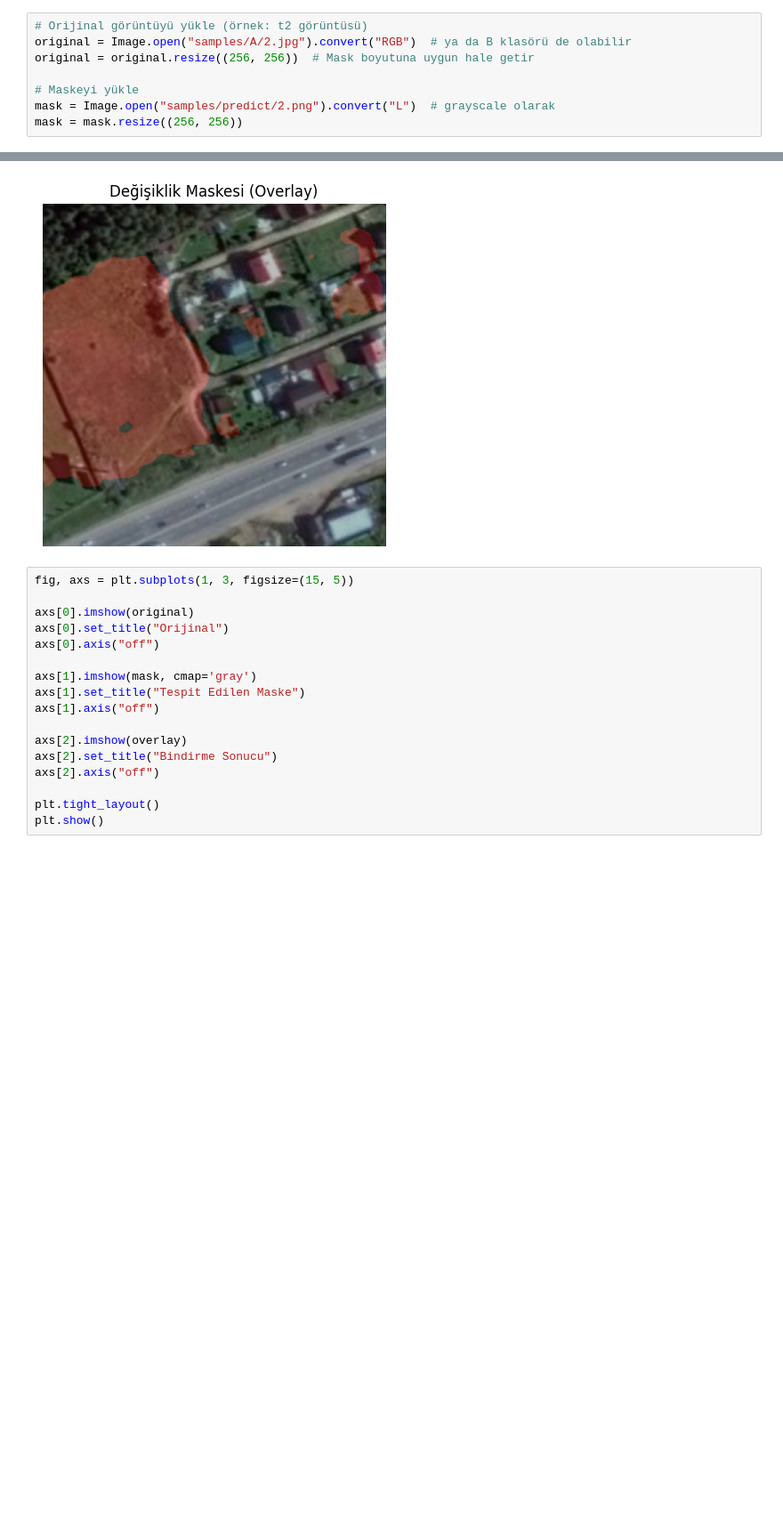
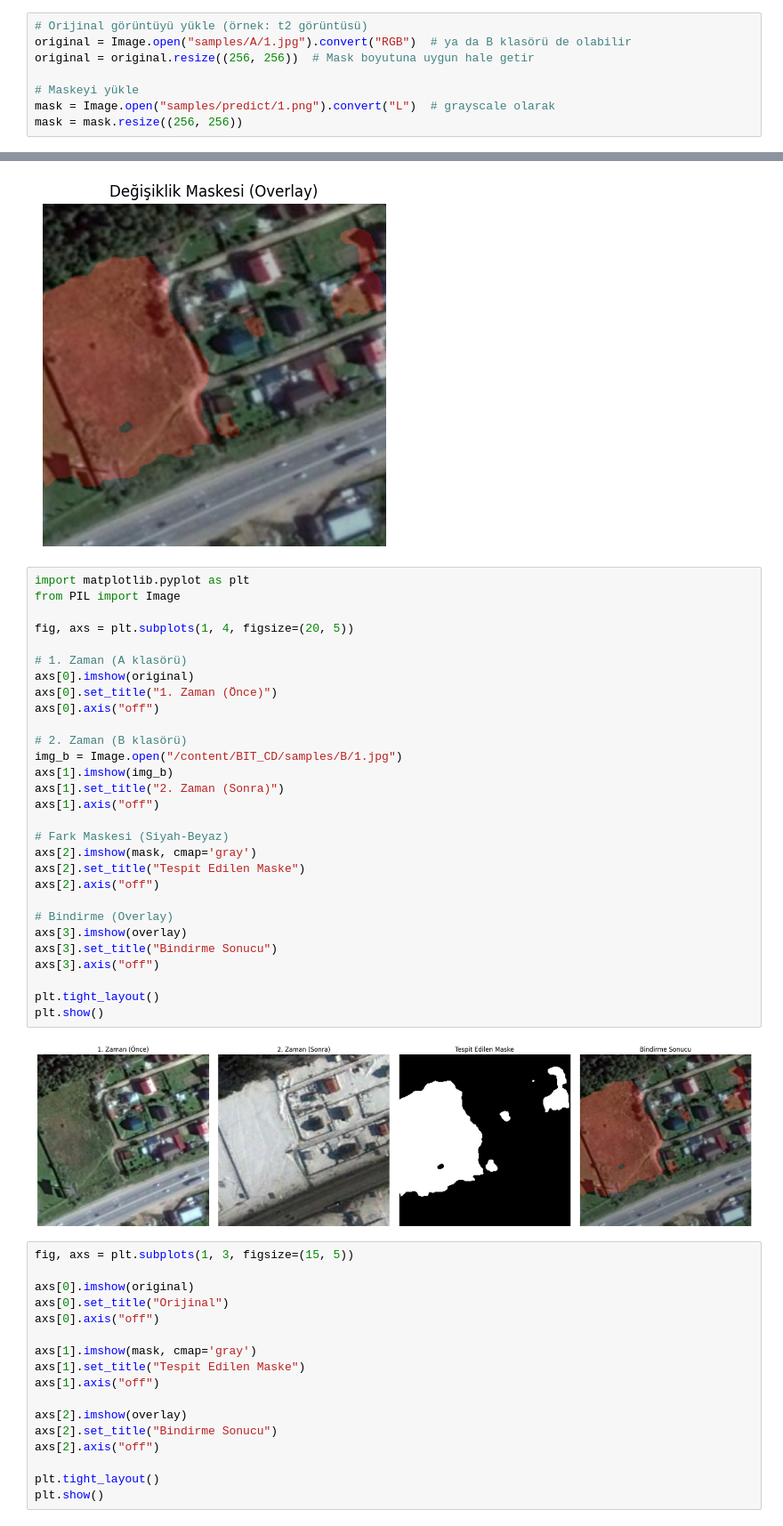
Before and after one commit to BegumKARAKURT/change_detection, a Jupyter notebook: BIT_CD.ipynb, the cells around one changed output, grey strips where cells are left out. Shown at 89% size. Saved outputs shown, nothing was run; the diff lists cells and outputs as text; blank space fills up the shorter version.

```diff
--- a/BIT_CD.ipynb
+++ b/BIT_CD.ipynb
@@ -100,11 +131,11 @@ import numpy as np
 import matplotlib.pyplot as plt
 # %%
 # Orijinal görüntüyü yükle (örnek: t2 görüntüsü)
-original = Image.open("samples/A/2.jpg").convert("RGB")  # ya da B klasörü de olabilir
+original = Image.open("samples/A/1.jpg").convert("RGB")  # ya da B klasörü de olabilir
 original = original.resize((256, 256))  # Mask boyutuna uygun hale getir
 
 # Maskeyi yükle
-mask = Image.open("samples/predict/2.png").convert("L")  # grayscale olarak
+mask = Image.open("samples/predict/1.png").convert("L")  # grayscale olarak
 mask = mask.resize((256, 256))
 # %%
 # Maskeyi renkli hale getir (örnek: kırmızı alanlar değişiklik)
@@ -129,6 +160,37 @@ plt.show()
 Image.fromarray(overlay).save("overlay_result.png")
 # %% [output]
 [figure]
+# %%
+import matplotlib.pyplot as plt
+from PIL import Image
+
+fig, axs = plt.subplots(1, 4, figsize=(20, 5))
+
+# 1. Zaman (A klasörü)
+axs[0].imshow(original)
+axs[0].set_title("1. Zaman (Önce)")
+axs[0].axis("off")
+
+# 2. Zaman (B klasörü)
+img_b = Image.open("/content/BIT_CD/samples/B/1.jpg")
+axs[1].imshow(img_b)
+axs[1].set_title("2. Zaman (Sonra)")
+axs[1].axis("off")
+
+# Fark Maskesi (Siyah-Beyaz)
+axs[2].imshow(mask, cmap='gray')
+axs[2].set_title("Tespit Edilen Maske")
+axs[2].axis("off")
+
+# Bindirme (Overlay)
+axs[3].imshow(overlay)
+axs[3].set_title("Bindirme Sonucu")
+axs[3].axis("off")
+
+plt.tight_layout()
+plt.show()
+# %% [output]
+[figure, added]
 # %%
 fig, axs = plt.subplots(1, 3, figsize=(15, 5))
 
```
Also changed, not shown: parts of 4 cells of this notebook.
